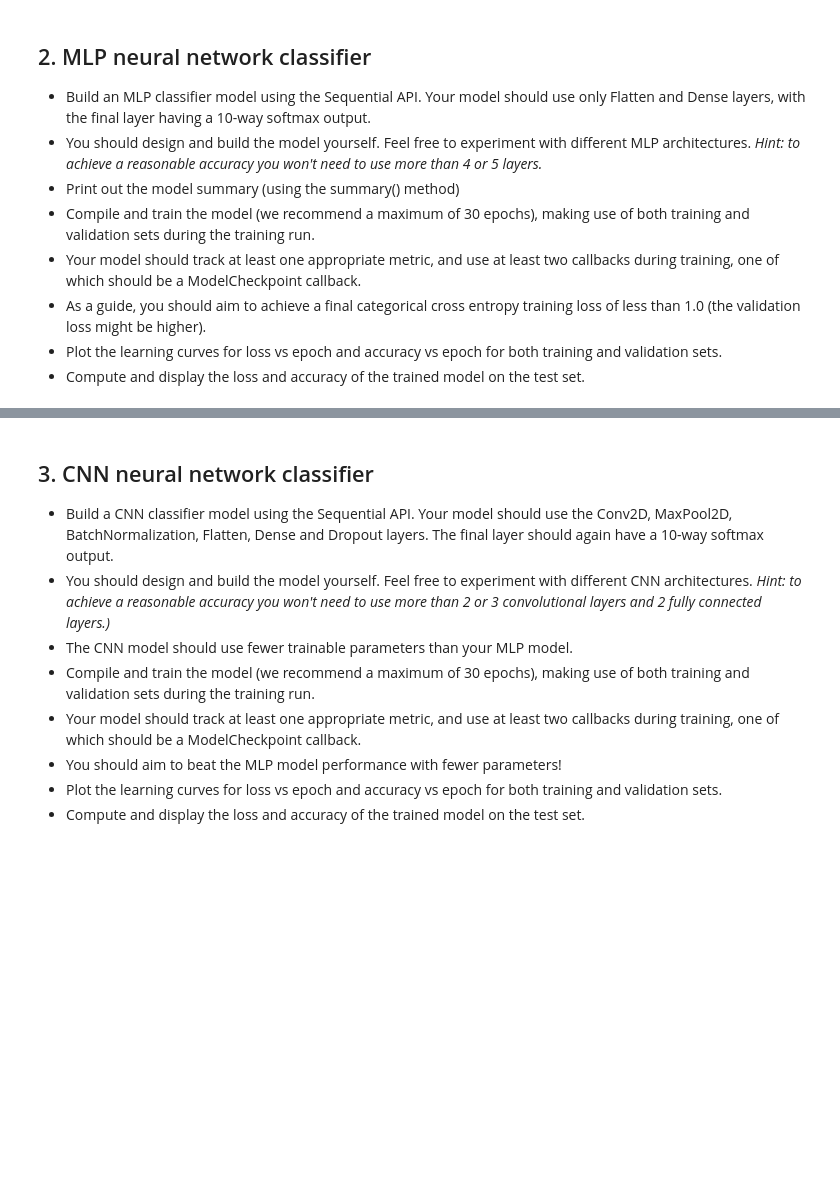
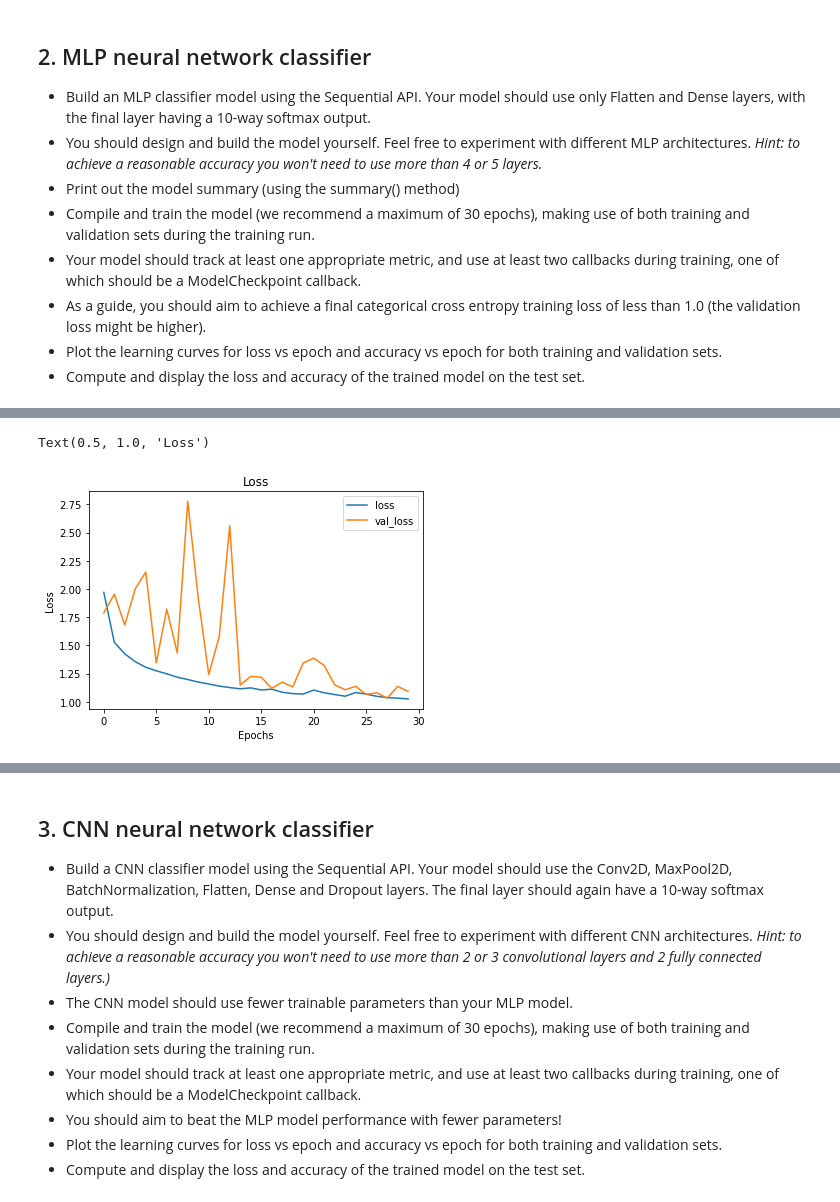
Before and after one commit to Vineet2107/tensorflow2, a Jupyter notebook: Capstone_Project.ipynb, the cells around one changed output, grey strips where cells are left out. Cells and saved outputs as stored; diff of their text form; code cells hidden in the pictures; blank space fills up the shorter version.

```diff
--- a/Capstone_Project.ipynb
+++ b/Capstone_Project.ipynb
@@ -66,0 +146,15 @@ X_train.shape, X_test.shape
+# %%
+checkpoint = ModelCheckpoint(filepath = 'SeqMode\\mySeqModel', save_best_only=True, save_weights_only=True, monitor='val_loss', verbose=1)
+earlystop = EarlyStopping(patience=5, monitor='loss')
+# %%
+model2 = Sequential([
+    Flatten(input_shape=X_train[0].shape),
+    Dense(128*4, activation='relu'),
+    Dense(128, activation='relu'),
+    BatchNormalization(),
+    Dense(64, activation='relu'),
+    tf.keras.layers.Dropout(0.5),
+    Dense(32, activation='relu'),
+    Dense(10, activation='softmax')
+])
+model2.summary()
@@ -66,0 +163,4 @@ X_train.shape, X_test.shape
+# %%
+model2.compile(optimizer='adam', loss='categorical_crossentropy', metrics=['acc'])
+# %%
+history = model2.fit(X_train, y_train_oh, callbacks=[checkpoint, earlystop], batch_size=128, validation_data=(X_test, y_test_oh), epochs=30)
@@ -66,0 +190,10 @@ X_train.shape, X_test.shape
+# %%
+plt.plot(history.history['loss'])
+plt.plot(history.history['val_loss'])
+plt.xlabel('Epochs')
+plt.ylabel('Loss')
+plt.legend(['loss','val_loss'], loc='upper right')
+plt.title("Loss")
+# %% [output]
+Text(0.5, 1.0, 'Loss')
+[figure, added]
```
Also changed, not shown: parts of 24 cells of this notebook.
